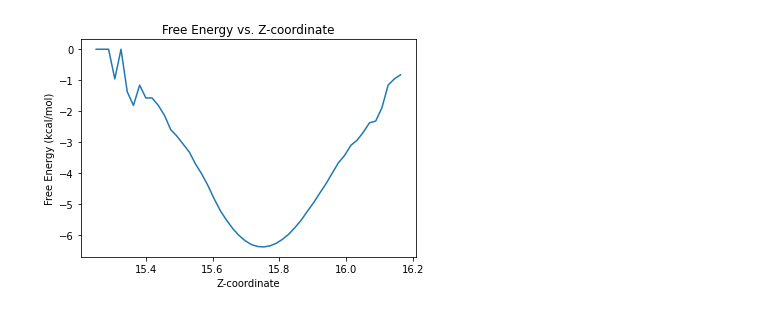
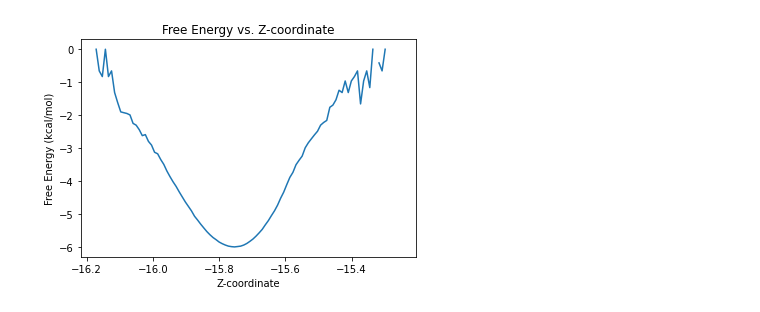
Before and after one commit to MengyanWang/Membrane-Project, a Jupyter notebook: Free_Energy_Plot.ipynb, the cells around one changed output. Saved outputs shown, nothing was run; the diff lists cells and outputs as text; code cells hidden in the pictures.

```diff
--- a/Free_Energy_Plot.ipynb
+++ b/Free_Energy_Plot.ipynb
@@ -15,7 +17,7 @@ for ts in u.trajectory:
 import numpy as np
 import matplotlib.pyplot as plt
 # %%
-num_bins = 50
+num_bins = 100
 hist, bins = np.histogram(center_of_mass_z, bins=num_bins)
 
 # Step 3: Count the occurrences of z-coordinates in each bin (Already done in np.histogram)
@@ -50,28 +52,28 @@ plt.show()
 # %%
 # Constants
 k_boltzmann = 0.001987  # Boltzmann constant in J/K (you may need to use a different unit depending on your data)
 temperature = 300  # Temperature in Kelvin (you can adjust this as needed)
 
 # Step 5: Calculate the free energy with F = -kT * log(P)
 # free_energy = -k_boltzmann * temperature * np.log(bin_probabilities)
 free_energy = -k_boltzmann * temperature * np.log(np.nan_to_num(bin_probabilities))
 
 # print(free_energy)
 
 # max_free_energy = np.max(free_energy)
 max_free_energy = np.nanmax(free_energy)
 # print(max_free_energy)
-normalized_free_energy = free_energy - max_free_energy
+normalized_free_energy = free_energy - 7.7
 # print(normalized_free_energy)
 
 # Step 6: Plot the free energy with z-coordinates
 # plt.plot(bins[:-1], normalized_free_energy, marker='o')
-plt.plot(bins[:-1], normalized_free_energy)
+plt.plot(-bins[:-1], normalized_free_energy)
 
 plt.xlabel('Z-coordinate')
 plt.ylabel('Free Energy (kcal/mol)')
 plt.title('Free Energy vs. Z-coordinate')
 # plt.show()
 plt.savefig('Free.png', dpi=300)
 # %% [output]
-[figure, old version]
+[figure, new version]
```
Also changed, not shown: parts of 3 cells of this notebook, 25 other files.
